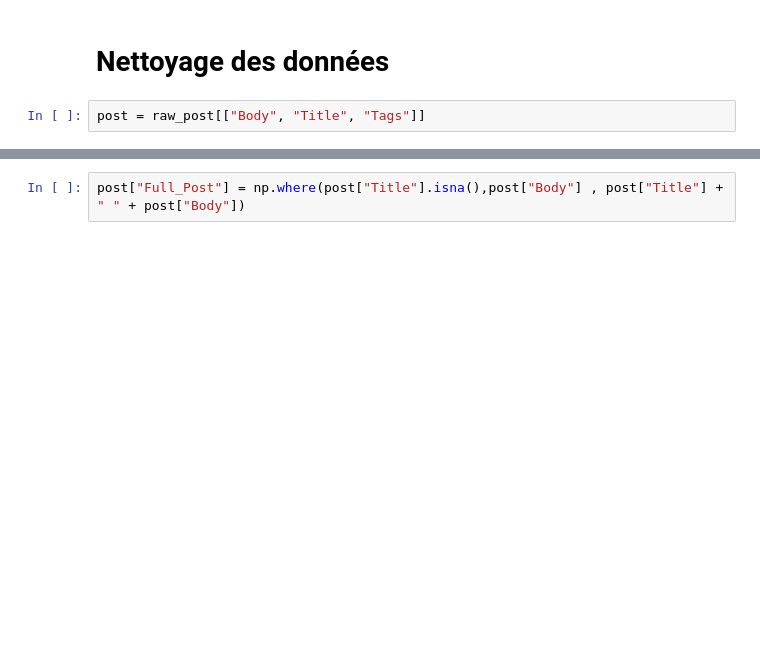
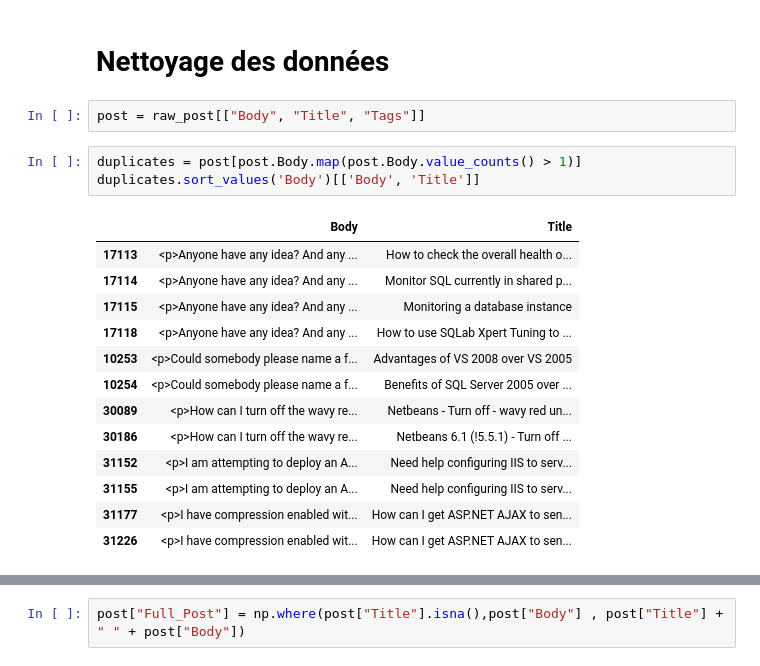
Before and after one commit to Vaelastraszz/Stack_OF, a Jupyter notebook: Stack_Overflow.ipynb, the cells around one changed output, grey strips where cells are left out. Cells and saved outputs as stored; diff of their text form; blank space fills up the shorter version.

```diff
--- a/Stack_Overflow.ipynb
+++ b/Stack_Overflow.ipynb
@@ -48,3 +52,20 @@ memory usage: 6.7+ MB
 <h1> Nettoyage des données </h1>
 # %%
 post = raw_post[["Body", "Title", "Tags"]]
+# %%
+duplicates = post[post.Body.map(post.Body.value_counts() > 1)]
+duplicates.sort_values('Body')[['Body', 'Title']]
+# %% [output]
+|  | Body | Title |
+| 17113 | <p>Anyone have any idea? And any ... | How to check the overall health o... |
+| 17114 | <p>Anyone have any idea? And any ... | Monitor SQL currently in shared p... |
+| 17115 | <p>Anyone have any idea? And any ... | Monitoring a database instance |
+| 17118 | <p>Anyone have any idea? And any ... | How to use SQLab Xpert Tuning to ... |
+| 10253 | <p>Could somebody please name a f... | Advantages of VS 2008 over VS 2005 |
+| 10254 | <p>Could somebody please name a f... | Benefits of SQL Server 2005 over ... |
+| 30089 | <p>How can I turn off the wavy re... | Netbeans - Turn off - wavy red un... |
+| 30186 | <p>How can I turn off the wavy re... | Netbeans 6.1 (!5.5.1) - Turn off ... |
+| 31152 | <p>I am attempting to deploy an A... | Need help configuring IIS to serv... |
+| 31155 | <p>I am attempting to deploy an A... | Need help configuring IIS to serv... |
+| 31177 | <p>I have compression enabled wit... | How can I get ASP.NET AJAX to sen... |
+| 31226 | <p>I have compression enabled wit... | How can I get ASP.NET AJAX to sen... |
```
Also changed, not shown: parts of 17 cells of this notebook.
